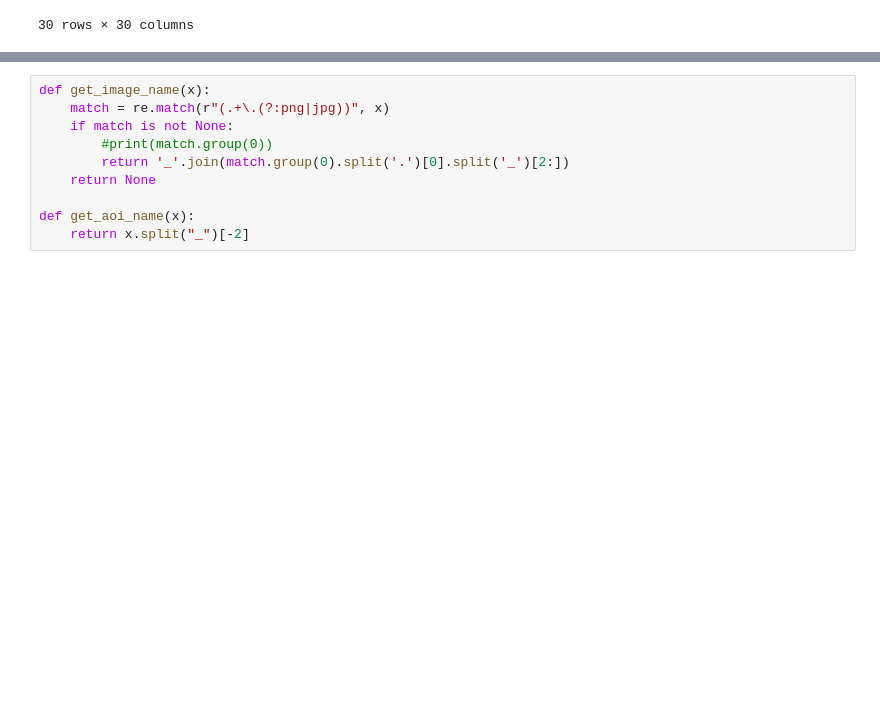
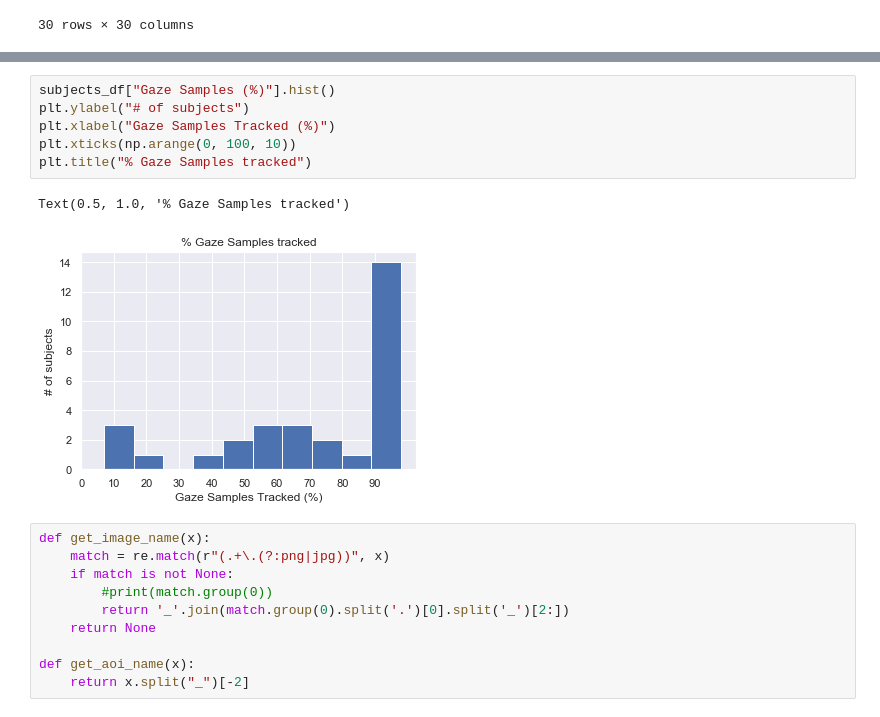
Before and after one commit to sallyi/eyetracking-cogsci-3, a Jupyter notebook: eyetracking-analysis-first-fixation.ipynb, the cells around one changed output, grey strips where cells are left out. Saved outputs shown, nothing was run; the diff lists cells and outputs as text; blank space fills up the shorter version.

```diff
--- a/eyetracking-analysis-first-fixation.ipynb
+++ b/eyetracking-analysis-first-fixation.ipynb
@@ -114,3 +215,12 @@ subjects_df
+# %%
+subjects_df["Gaze Samples (%)"].hist()
+plt.ylabel("# of subjects")
+plt.xlabel("Gaze Samples Tracked (%)")
+plt.xticks(np.arange(0, 100, 10))
+plt.title("% Gaze Samples tracked")
+# %% [output]
+Text(0.5, 1.0, '% Gaze Samples tracked')
+[figure, added]
 # %%
 def get_image_name(x):
     match = re.match(r"(.+\.(?:png|jpg))", x)
```
Also changed, not shown: parts of 30 cells of this notebook, 3 other files.
